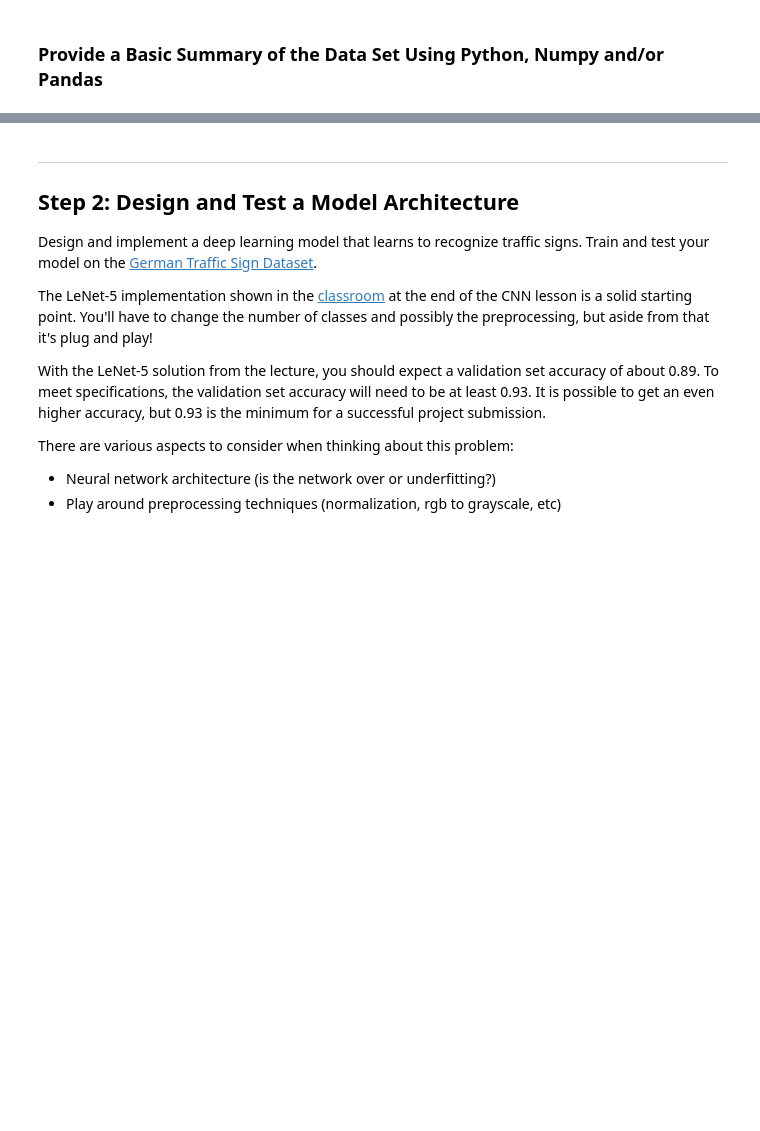
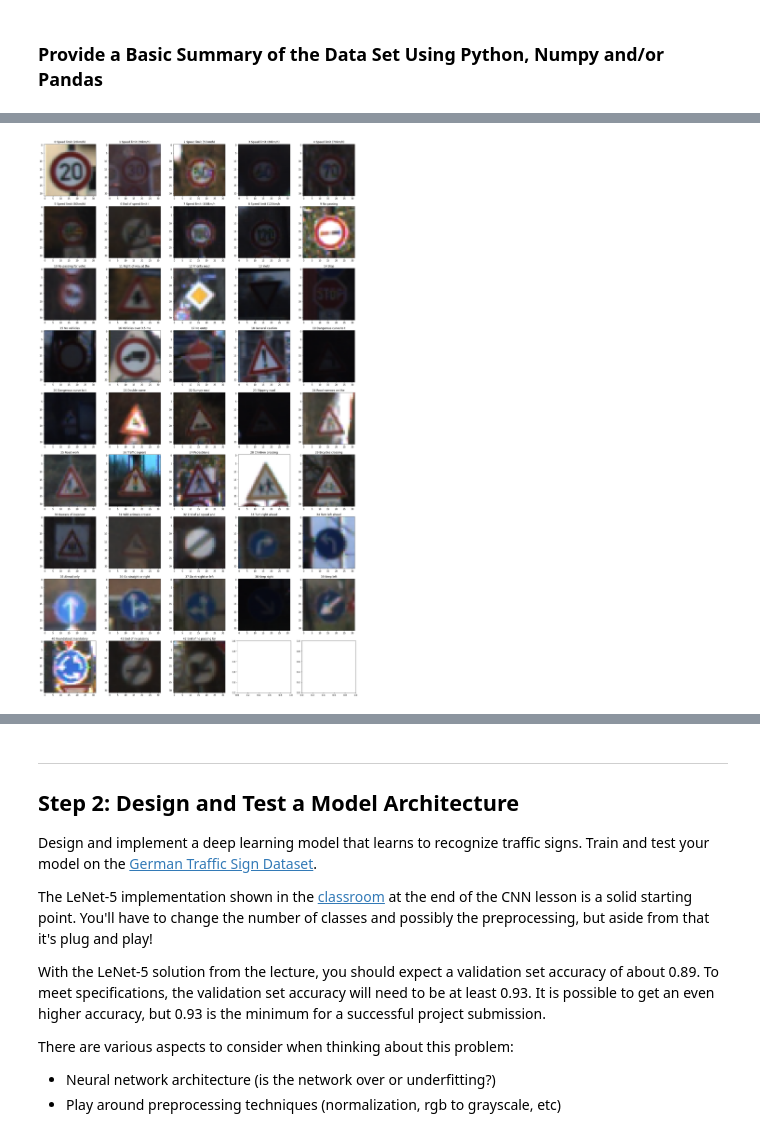
Before and after one commit to SolarSystemCoder/CarND-Traffic-Sign-Classifier-Project, a Jupyter notebook: Traffic_Sign_Classifier.ipynb, the cells around one changed output, grey strips where cells are left out. Drawn from its saved outputs; the diff is of its cells as text; code cells hidden in the pictures; blank space fills up the shorter version.

```diff
--- a/Traffic_Sign_Classifier.ipynb
+++ b/Traffic_Sign_Classifier.ipynb
@@ -134,0 +137,30 @@ print(image)
+# %%
+import csv
+import math
+
+sign_names = {}
+
+with open('./signnames.csv') as csvFile:
+    reader = csv.reader(csvFile)
+    for row in reader:
+        sign_names[row[0]] = row[1]
+
+def drawImages(images, labels):
+    f, axes = plt.subplots(math.ceil(len(images)/5), 5, figsize=(25, math.ceil(len(images)/5) * 5))
+    axes = axes.ravel()
+    for i in range(math.ceil(len(images)/5) * 5):
+        if (i < len(images)):
+            axes[i].imshow(images[i])
+            axes[i].set_title('{} {:.20}'.format(labels[i], sign_names[str(labels[i])]))
+# %%
+imgs_views = []
+labels_views = []
+
+l, l_idxes = np.unique(y_train, return_index = True)
+for i in range(len(l)):
+    imgs_views.append(X_train[l_idxes[i]])
+    labels_views.append(y_train[l_idxes[i]])
+
+drawImages(imgs_views, labels_views)
+# %% [output]
+[figure, added]
```
Also changed, not shown: parts of 20 cells of this notebook, 11 other files.
